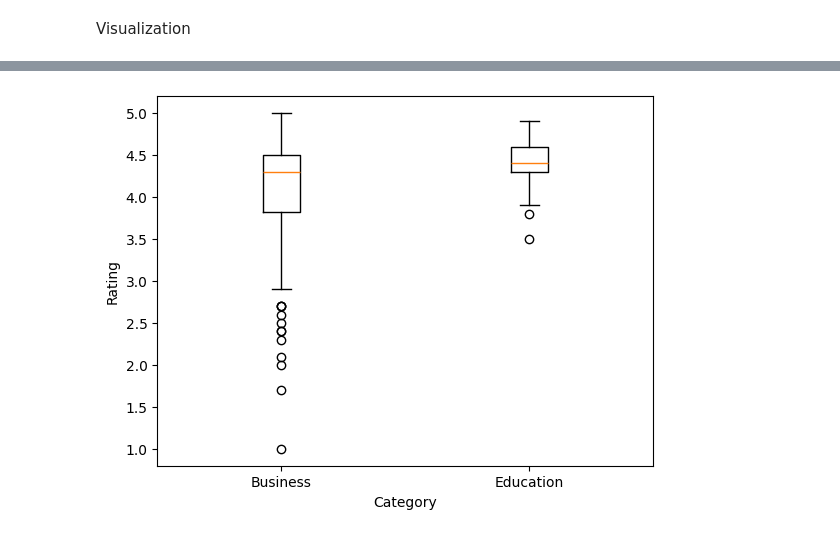
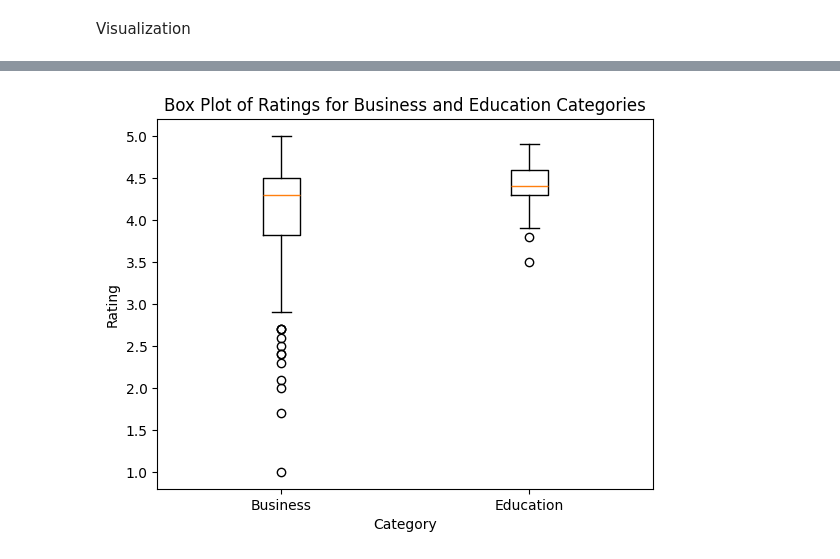
Before and after one commit to woogyeom/CS210-Assignment-3, a Jupyter notebook: Problem3.ipynb, the cells around one changed output, grey strips where cells are left out. Cells and saved outputs as stored; diff of their text form; code cells hidden in the pictures.

```diff
--- a/Problem3.ipynb
+++ b/Problem3.ipynb
@@ -157,10 +273,11 @@ Name: count, dtype: int64
 # %%
 business_ratings = df[df['Category'].str.upper() == 'BUSINESS']['Rating']
 education_ratings = df[df['Category'].str.upper() == 'EDUCATION']['Rating']
 
 plt.boxplot([business_ratings, education_ratings], labels=['Business', 'Education'])
 plt.xlabel('Category')
 plt.ylabel('Rating')
+plt.title('Box Plot of Ratings for Business and Education Categories')
 plt.show()
 # %% [output]
-[figure, old version]
+[figure, new version]
```
Also changed, not shown: parts of 24 cells of this notebook, 13 other files.
